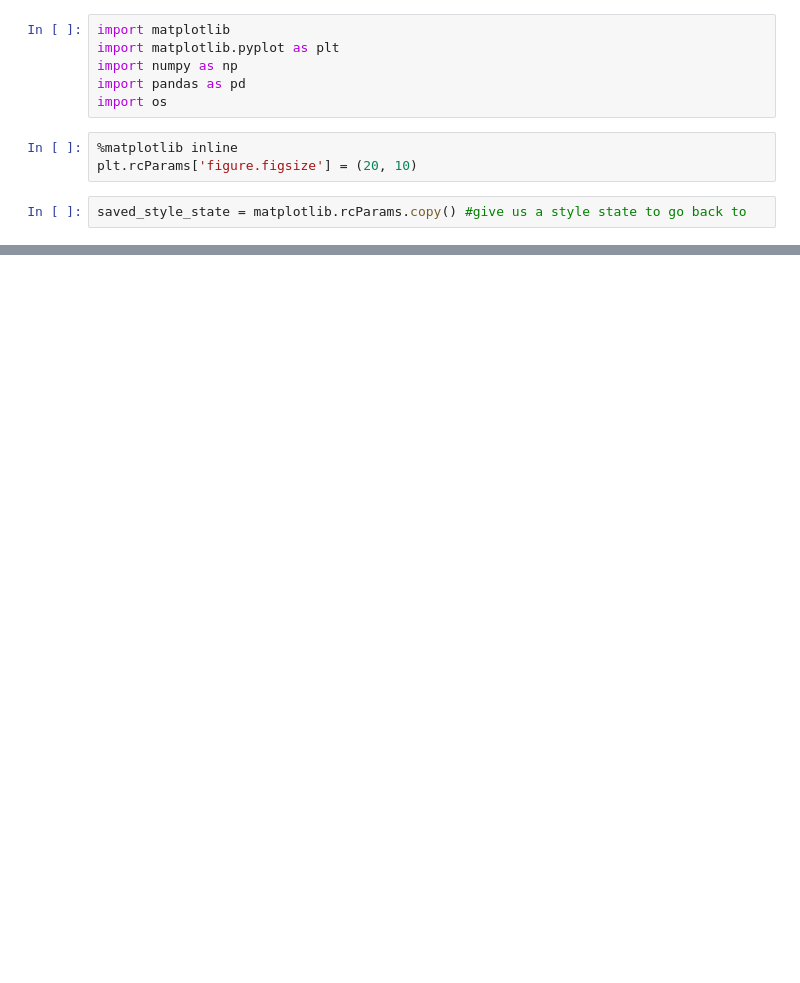
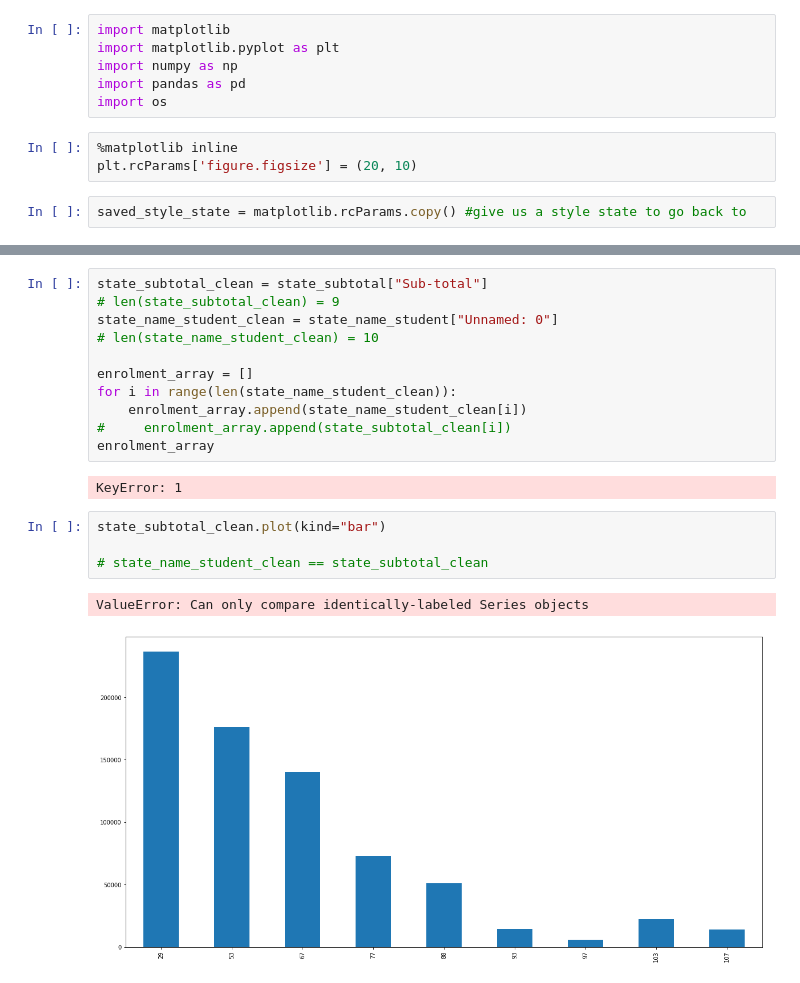
Before and after one commit to tomwyb/code1161base, a Jupyter notebook: week6/immunisation_table.ipynb, the cells around one changed output, grey strips where cells are left out. Cells and saved outputs as stored; diff of their text form; blank space fills up the shorter version.

```diff
--- a/week6/immunisation_table.ipynb
+++ b/week6/immunisation_table.ipynb
@@ -43,0 +154,20 @@ imm_data.head(30)
+# %%
+state_subtotal_clean = state_subtotal["Sub-total"]
+# len(state_subtotal_clean) = 9
+state_name_student_clean = state_name_student["Unnamed: 0"]
+# len(state_name_student_clean) = 10
+
+enrolment_array = []
+for i in range(len(state_name_student_clean)):
+    enrolment_array.append(state_name_student_clean[i])
+#     enrolment_array.append(state_subtotal_clean[i])
+enrolment_array
+# %% [output]
+KeyError: 1
+# %%
+state_subtotal_clean.plot(kind="bar")
+
+# state_name_student_clean == state_subtotal_clean
+# %% [output]
+ValueError: Can only compare identically-labeled Series objects
+[figure, added]
```
Also changed, not shown: parts of 12 cells of this notebook, 1 other file.
